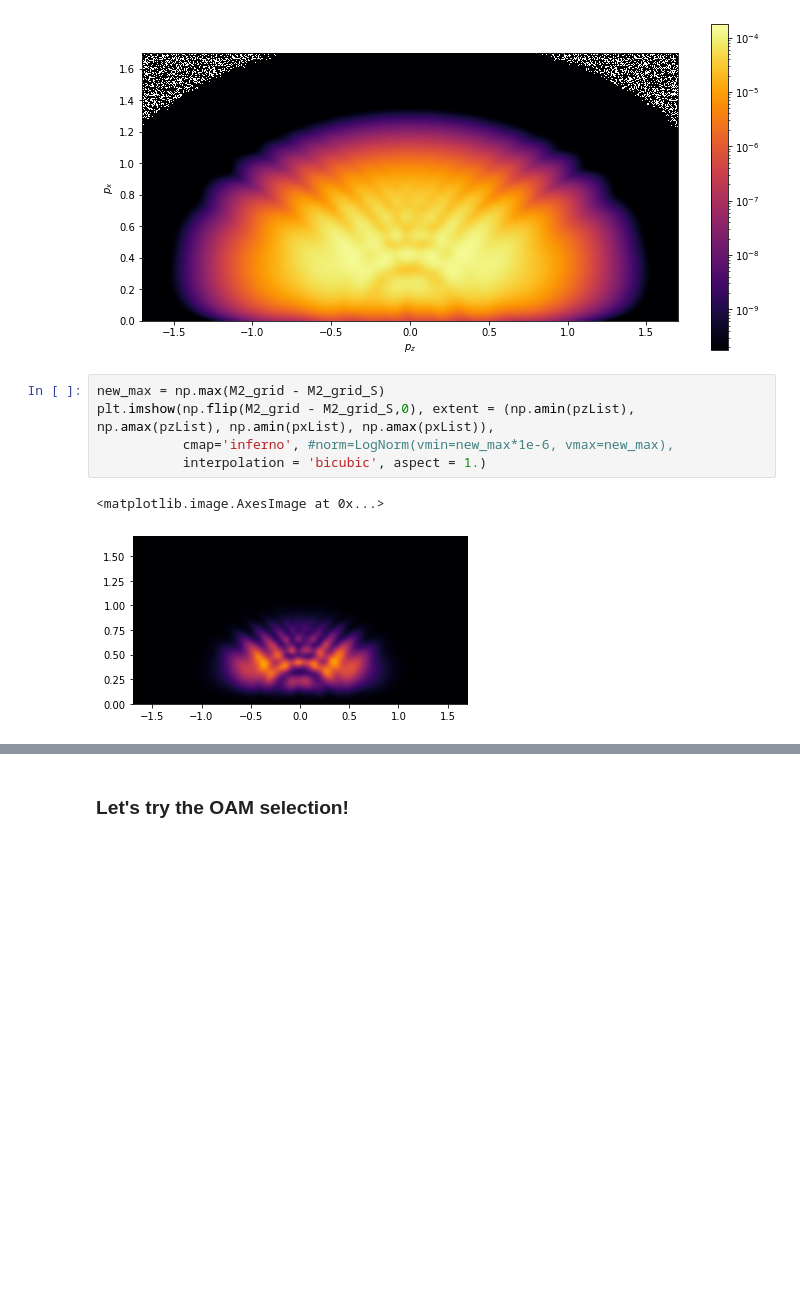
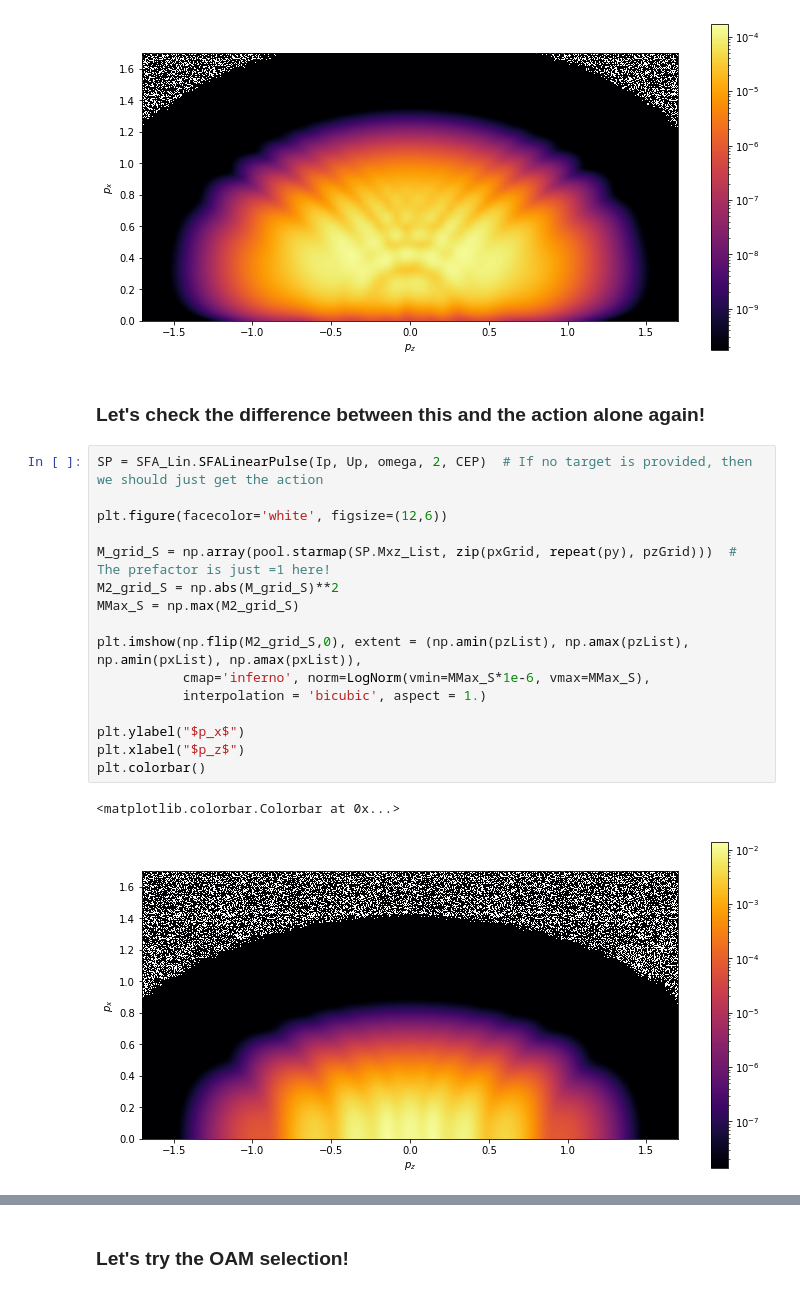
Before and after one commit to EmilHansen1/SFA_OAM_Linear, a Jupyter notebook: test_plots.py.ipynb, the cells around one changed output, grey strips where cells are left out. Cells and saved outputs as stored; diff of their text form; blank space fills up the shorter version.

```diff
--- a/test_plots.py.ipynb
+++ b/test_plots.py.ipynb
@@ -255,11 +263,24 @@ plt.colorbar()
 # %% [output]
 <matplotlib.colorbar.Colorbar at 0x...>
 [figure]
+# %% [markdown]
+### Let's check the difference between this and the action alone again!
 # %%
-new_max = np.max(M2_grid - M2_grid_S)
-plt.imshow(np.flip(M2_grid - M2_grid_S,0), extent = (np.amin(pzList), np.amax(pzList), np.amin(pxList), np.amax(pxList)),
-           cmap='inferno', #norm=LogNorm(vmin=new_max*1e-6, vmax=new_max),
+SP = SFA_Lin.SFALinearPulse(Ip, Up, omega, 2, CEP)  # If no target is provided, then we should just get the action
+
+plt.figure(facecolor='white', figsize=(12,6))
+
+M_grid_S = np.array(pool.starmap(SP.Mxz_List, zip(pxGrid, repeat(py), pzGrid)))  # The prefactor is just =1 here!
+M2_grid_S = np.abs(M_grid_S)**2
+MMax_S = np.max(M2_grid_S)
+
+plt.imshow(np.flip(M2_grid_S,0), extent = (np.amin(pzList), np.amax(pzList), np.amin(pxList), np.amax(pxList)),
+           cmap='inferno', norm=LogNorm(vmin=MMax_S*1e-6, vmax=MMax_S),
            interpolation = 'bicubic', aspect = 1.)
+
+plt.ylabel("$p_x$")
+plt.xlabel("$p_z$")
+plt.colorbar()
 # %% [output]
-<matplotlib.image.AxesImage at 0x...>
+<matplotlib.colorbar.Colorbar at 0x...>
-[figure, old version]
+[figure, new version]
```
Also changed, not shown: parts of 16 cells of this notebook, 2 other files.
